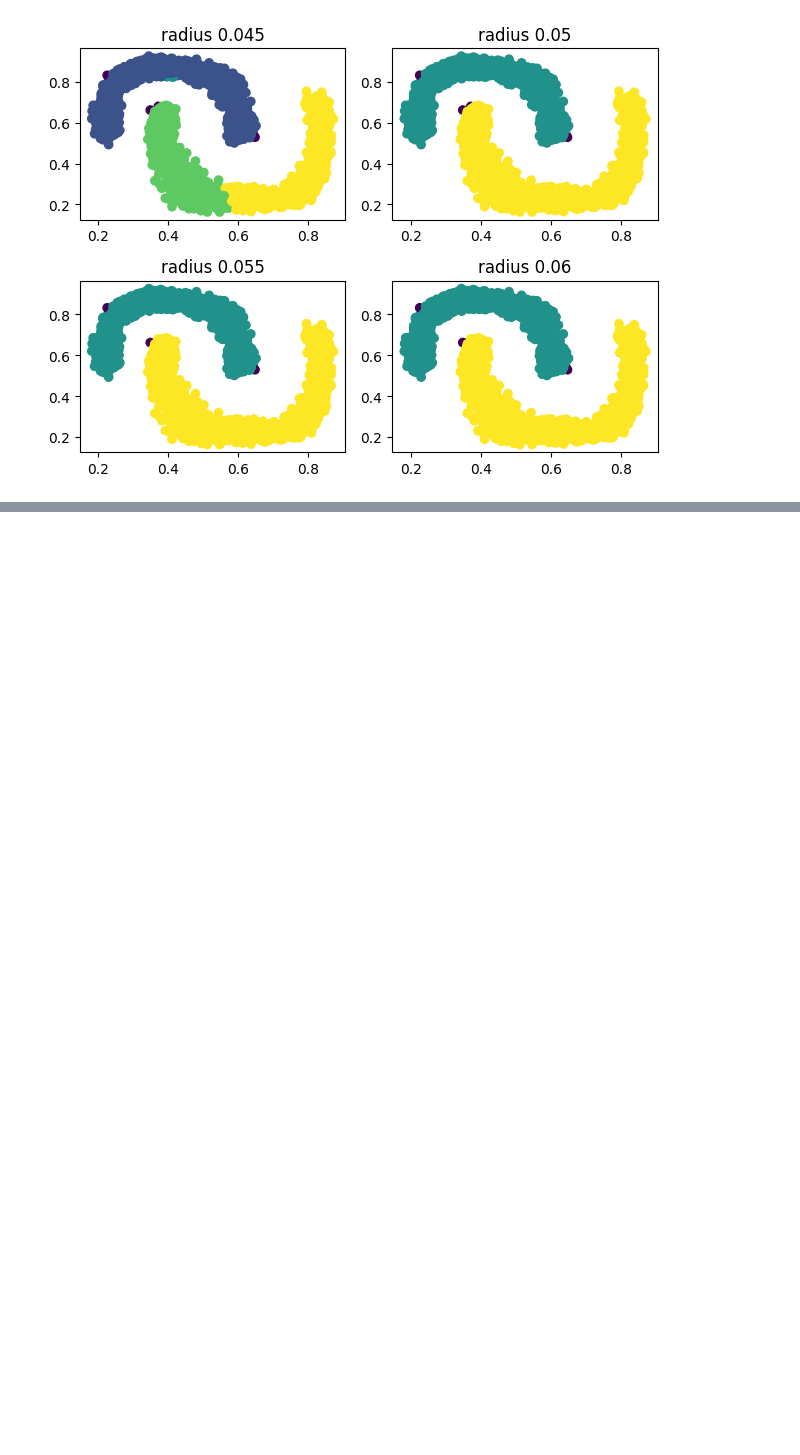
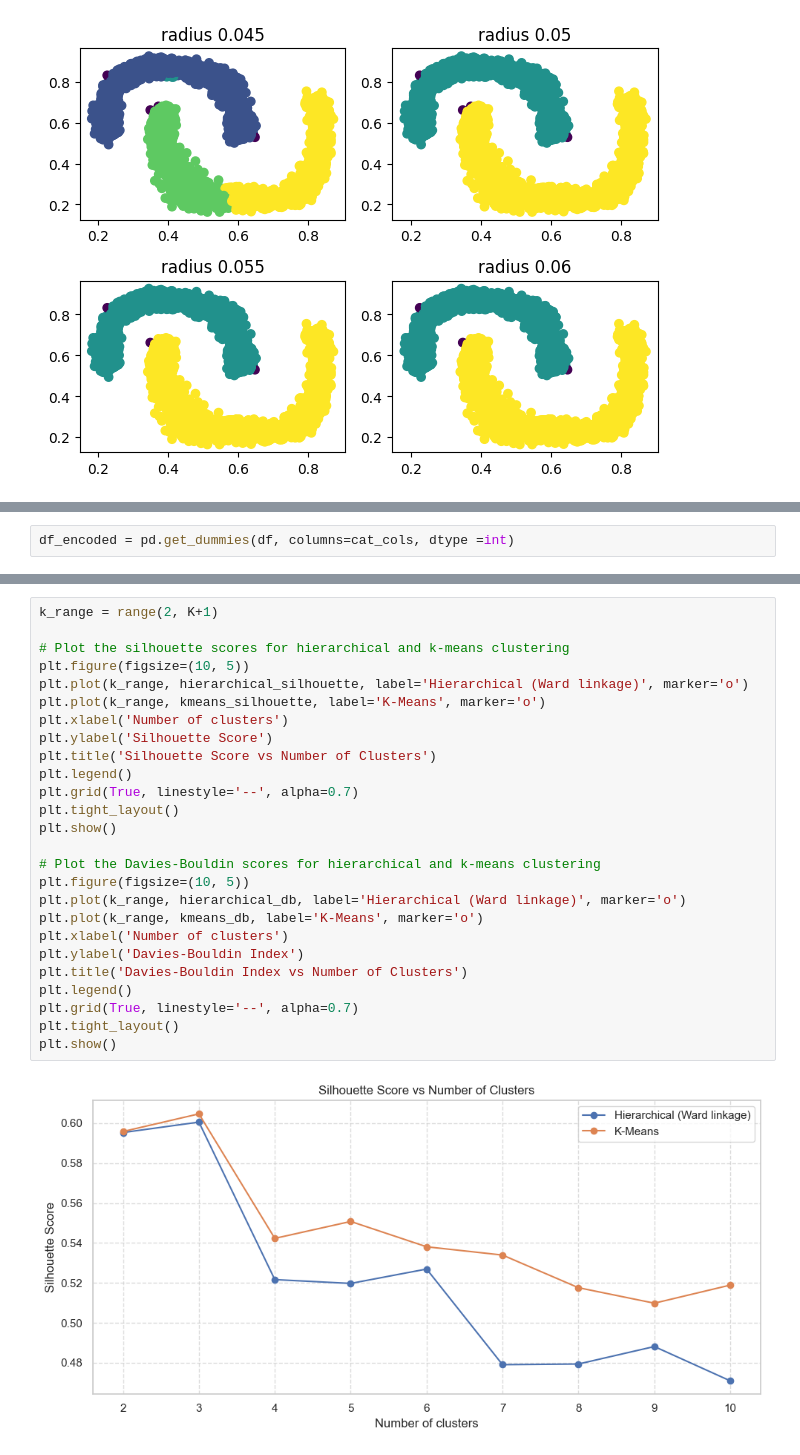
Before and after one commit to mtorella/ClusterAnalysisForBusiness_gp, a Jupyter notebook: main.ipynb, the cells around one changed output, grey strips where cells are left out. Drawn from its saved outputs; the diff is of its cells as text; blank space fills up the shorter version.

```diff
--- a/main.ipynb
+++ b/main.ipynb
@@ -355,0 +469,2 @@ plt.show()
+# %%
+df_encoded = pd.get_dummies(df, columns=cat_cols, dtype =int)
@@ -355,0 +559,28 @@ plt.show()
+# %%
+k_range = range(2, K+1)
+
+# Plot the silhouette scores for hierarchical and k-means clustering
+plt.figure(figsize=(10, 5))
+plt.plot(k_range, hierarchical_silhouette, label='Hierarchical (Ward linkage)', marker='o')
+plt.plot(k_range, kmeans_silhouette, label='K-Means', marker='o')
+plt.xlabel('Number of clusters')
+plt.ylabel('Silhouette Score')
+plt.title('Silhouette Score vs Number of Clusters')
+plt.legend()
+plt.grid(True, linestyle='--', alpha=0.7)
+plt.tight_layout()
+plt.show()
+
+# Plot the Davies-Bouldin scores for hierarchical and k-means clustering
+plt.figure(figsize=(10, 5))
+plt.plot(k_range, hierarchical_db, label='Hierarchical (Ward linkage)', marker='o')
+plt.plot(k_range, kmeans_db, label='K-Means', marker='o')
+plt.xlabel('Number of clusters')
+plt.ylabel('Davies-Bouldin Index')
+plt.title('Davies-Bouldin Index vs Number of Clusters')
+plt.legend()
+plt.grid(True, linestyle='--', alpha=0.7)
+plt.tight_layout()
+plt.show()
+# %% [output]
+[figure, added]
```
Also changed, not shown: parts of 31 cells of this notebook.
